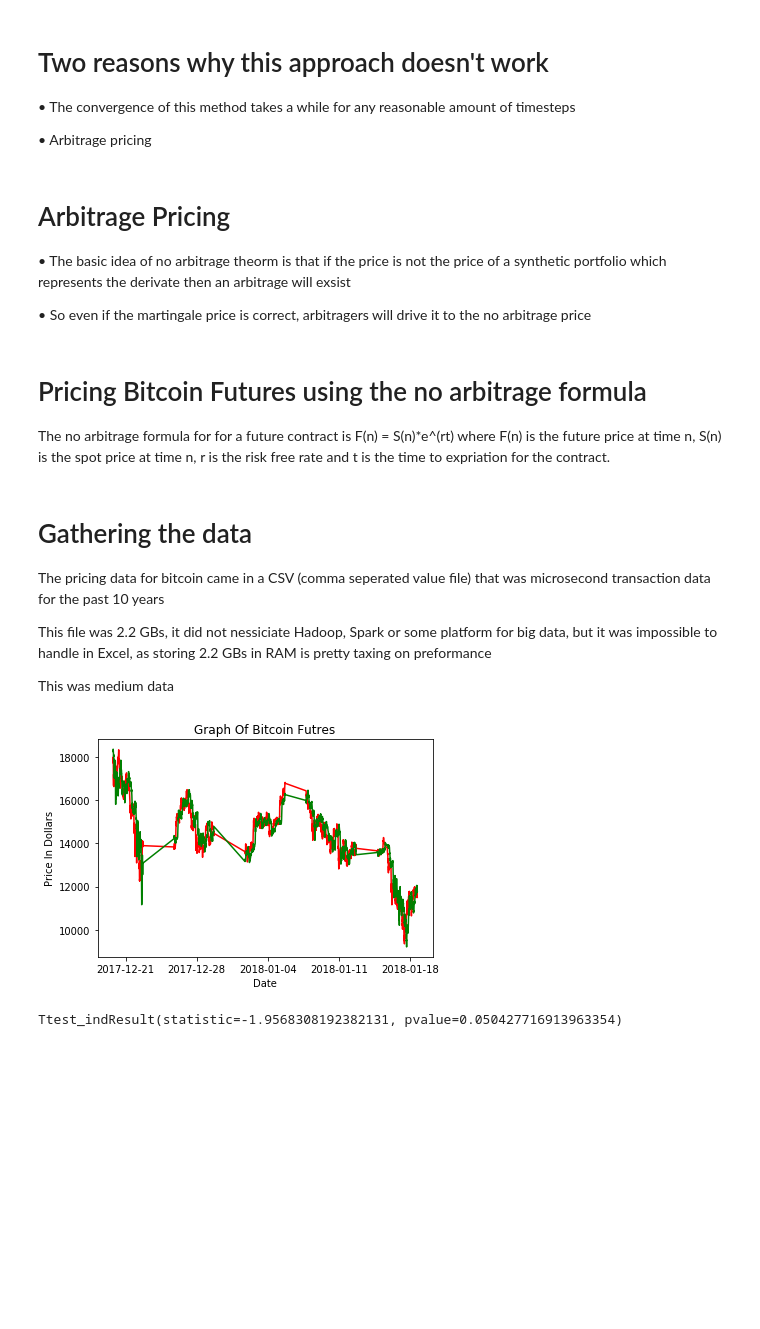
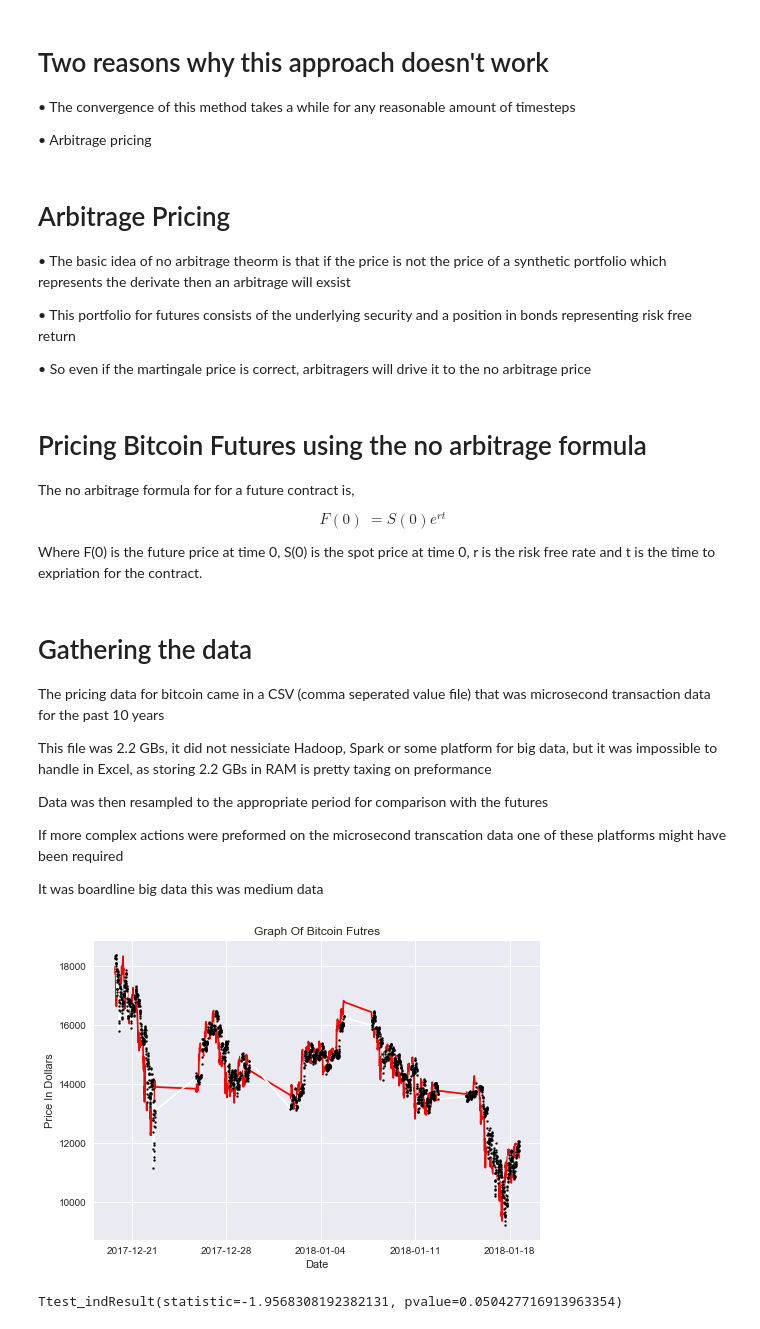
Before and after one commit to sambouiss/BTC-PROJECT, a Jupyter notebook: BTC_Presentation.ipynb, the cells around one changed output. Saved outputs shown, nothing was run; the diff lists cells and outputs as text; code cells hidden in the pictures; blank space fills up the shorter version.

```diff
--- a/BTC_Presentation.ipynb
+++ b/BTC_Presentation.ipynb
@@ -103,11 +110,19 @@ df1['Close Fut'][1886]
 
 • The basic idea of no arbitrage theorm is that if the price is not the price of a synthetic portfolio which represents the derivate then an arbitrage will exsist
 
+• This portfolio for futures consists of the underlying security and a position in bonds representing risk free return
+
 • So even if the martingale price is correct, arbitragers will drive it to the no arbitrage price
 # %% [markdown]
 # Pricing Bitcoin Futures using the no arbitrage formula
 
-The no arbitrage formula for for a future contract is F(n) = S(n)*e^(rt) where F(n) is the future price at time n, S(n) is the spot price at time n, r is the risk free rate and t is the time to expriation for the contract.
+The no arbitrage formula for for a future contract is,
+
+\begin{equation*}
+\ F(0) \ = S(0)e^{rt}\
+\end{equation*}
+
+Where F(0) is the future price at time 0, S(0) is the spot price at time 0, r is the risk free rate and t is the time to expriation for the contract.
 # %% [markdown]
 # Gathering the data
 
@@ -115,21 +130,27 @@ The pricing data for bitcoin came in a CSV (comma seperated value file) that was
 
 This file was 2.2 GBs, it did not nessiciate Hadoop, Spark or some platform for big data, but it was impossible to handle in Excel, as storing 2.2 GBs in RAM is pretty taxing on preformance
 
-This was medium data
+Data was then resampled to the appropriate period for comparison with the futures
+
+If more complex actions were preformed on the microsecond transcation data one of these platforms might have been required
+
+It was boardline big data this was medium data
 # %%
 #Theoretical future price against real futures price for december to january
 
 #The gaps in the graph come from futures not trading on weekends
 
 import matplotlib.pyplot as plt
 
 plt.plot(df1['Close Fut'],color = 'r')
-plt.plot(df1['Theoretical Futures Price'],color = 'g')
+plt.scatter(df1.index,df1['Theoretical Futures Price'],color = 'k',marker='o',s=4,zorder =3)
+plt.plot(df1['Theoretical Futures Price'],color='w')
 plt.xlabel('Date')
 plt.ylabel('Price In Dollars')
 plt.title('Graph Of Bitcoin Futres')
+plt.style.use('seaborn')
 plt.show()
 # %% [output]
-[figure, old version]
+[figure, new version]
 # %%
 #This looks pretty good but what does the two sample t test say
```
Also changed, not shown: parts of 13 cells of this notebook, 1 other file.
